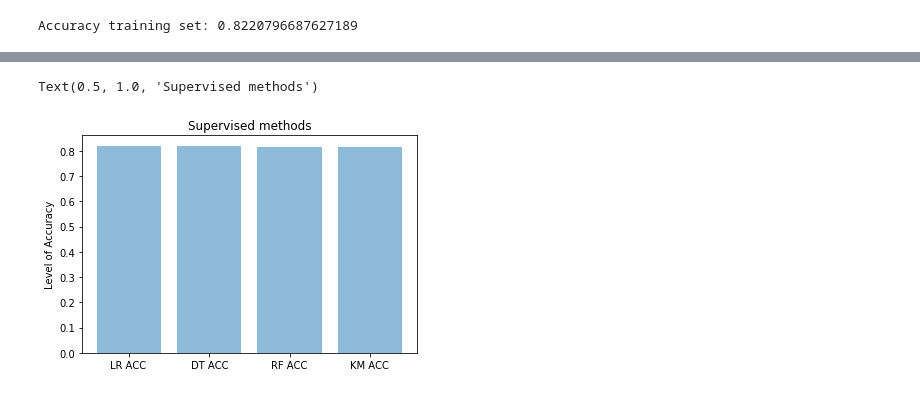
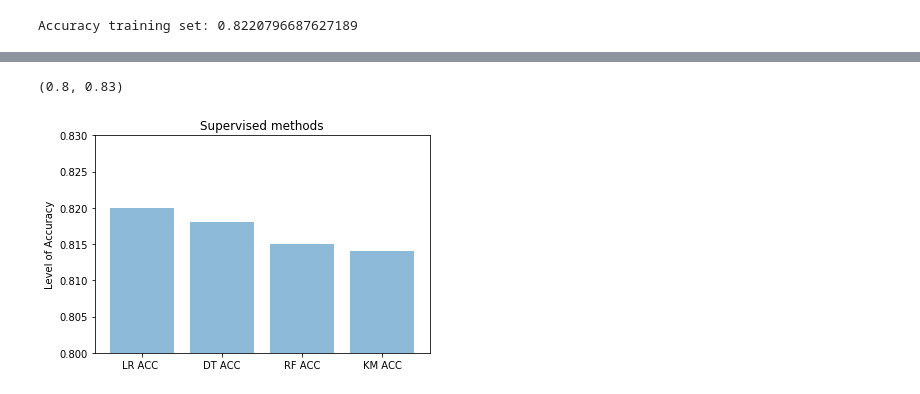
Before and after one commit to stefanopoggio/restaurant-inspection, a Jupyter notebook: SUPERVISED METHODS TO PREDICT GRADE WITHOUT VIOLATION CODE.ipynb, the cells around one changed output, grey strips where cells are left out. Saved outputs shown, nothing was run; the diff lists cells and outputs as text; code cells hidden in the pictures.

```diff
--- a/SUPERVISED METHODS TO PREDICT GRADE WITHOUT VIOLATION CODE.ipynb
+++ b/SUPERVISED METHODS TO PREDICT GRADE WITHOUT VIOLATION CODE.ipynb
@@ -354,15 +354,16 @@ print(confusion_matrix(y_test, y_pred))
 # %%
 import numpy as np
 import matplotlib.pyplot as plt
 
 Accuracy = ('LR ACC ', 'DT ACC', 'RF ACC', 'KM ACC')
 performance = [0.82, 0.818, 0.815, 0.814]
 y_pos = performance
 
 plt.bar(Accuracy, performance, align='center', alpha=0.5)
 plt.xticks(Accuracy)
 plt.ylabel('Level of Accuracy')
 plt.title('Supervised methods')
+plt.ylim((0.8,0.83))
 # %% [output]
-Text(0.5, 1.0, 'Supervised methods')
+(0.8, 0.83)
-[figure, old version]
+[figure, new version]
```
Also changed, not shown: parts of 3 cells of this notebook, 2 other files.
